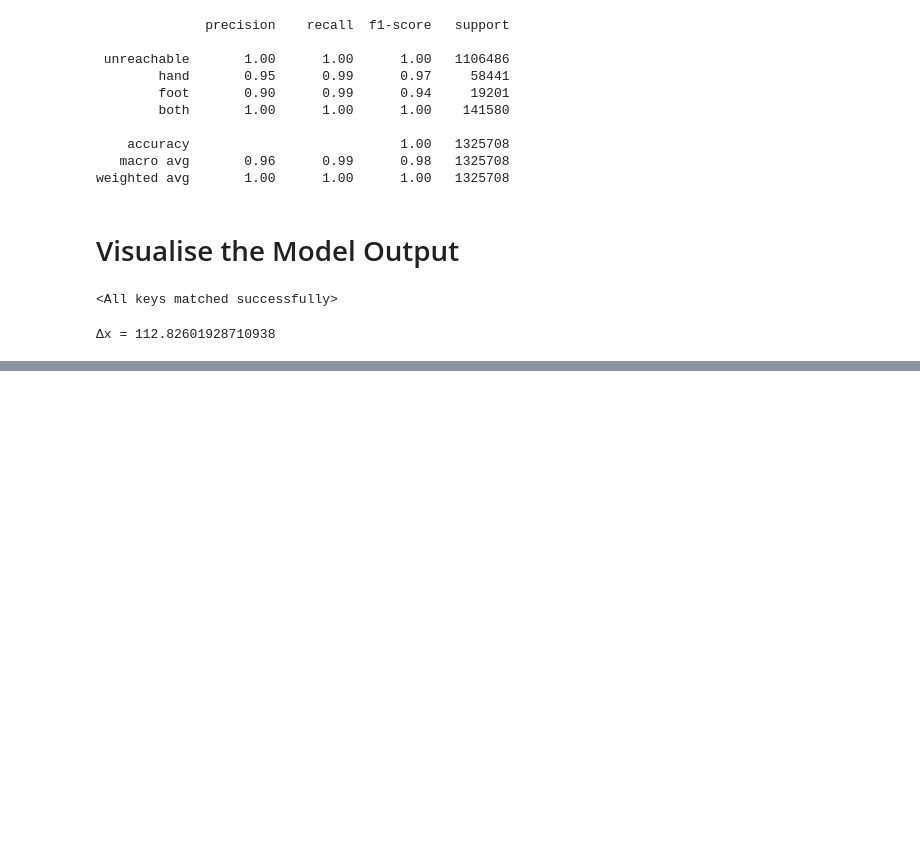
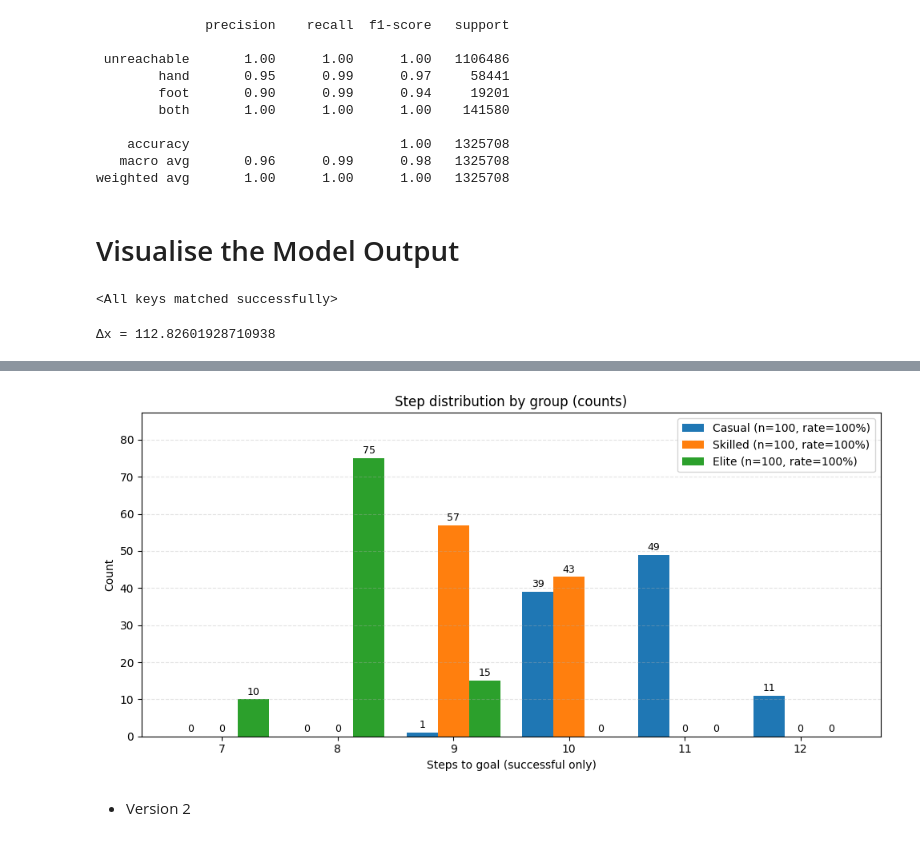
Before and after one commit to Alger3/Climbing_Model, a Jupyter notebook: model/reachability_gnn.ipynb, the cells around one changed output, grey strips where cells are left out. Cells and saved outputs as stored; diff of their text form; code cells hidden in the pictures; blank space fills up the shorter version.

```diff
--- a/model/reachability_gnn.ipynb
+++ b/model/reachability_gnn.ipynb
@@ -385,0 +413,22 @@ Success: Model predict climber can reach the goal (label=1) in Step 8
+# %%
+walls = pd.read_csv("../data/climbing_data.csv")
+walls["points"] = walls["points"].apply(literal_eval)
+
+climber = {
+    "height": 163.0,
+    "ape_index": 0.9900,
+    "flexibility": 4.000,
+    "leg_len_factor": 0.5002,
+    "arm_span": 163.0 * 0.9900,
+    "leg_span": 163.0 * 0.5002
+}
+route = walls.iloc[3].points
+# hands = [(22.181818181818183, 1676.3636363636363),(175.33333333333334, 1642.1666666666667)]
+# feet = [(113.63636363636364, 1826.5454545454545), (77.6923076923077, 1775.0)]
+# goal = (2360.25, 326.1666666666667)
+
+hands = [(392.90909090909093, 1483.6363636363637), (349.0, 1480.3076923076924)]
+feet = [(429.7692307692308, 1620.0), (175.33333333333334, 1642.1666666666667)]
+goal = (2595.2727272727275, 954.9090909090909)
+
+graph = build_single_graph_reachability(route, hands, feet, climber)
@@ -385,0 +543,7 @@ Success: Model predict climber can reach the goal (label=1) in Step 8
+# %%
+from reachability_model_function import plot_grouped_step_bars_counts
+plot_grouped_step_bars_counts(casual_steps, skilled_steps, elite_steps)
+# %% [output]
+[figure, added]
+# %% [markdown]
+- Version 2
```
Also changed, not shown: parts of 29 cells of this notebook.
